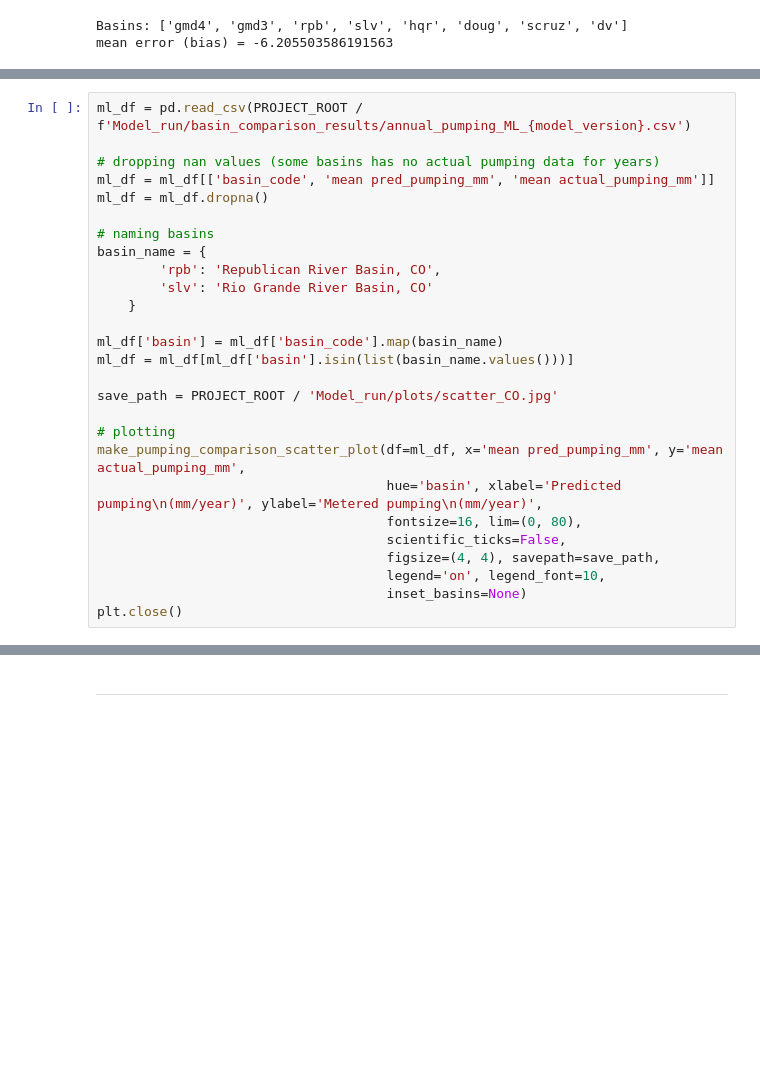
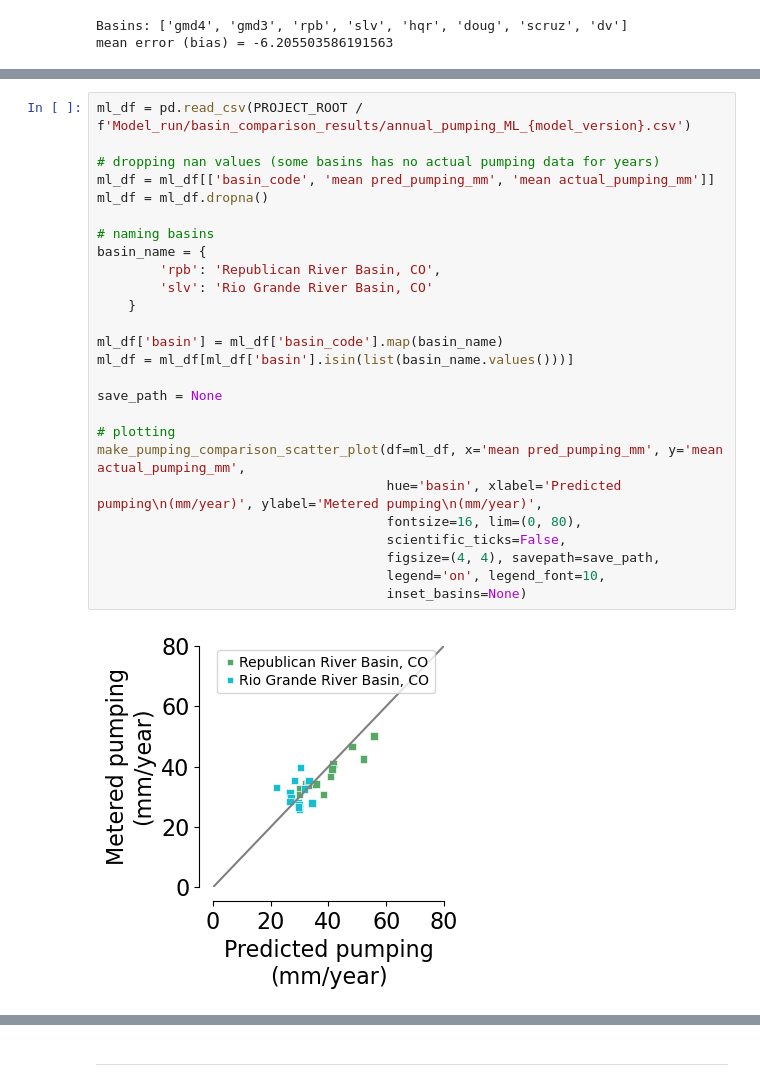
Before and after one commit to mdfahimhasan/WestUS_pumping, a Jupyter notebook: Codes/results_analysis/comparison_basinScale.ipynb, the cells around one changed output, grey strips where cells are left out. Drawn from its saved outputs; the diff is of its cells as text; blank space fills up the shorter version.

```diff
--- a/Codes/results_analysis/comparison_basinScale.ipynb
+++ b/Codes/results_analysis/comparison_basinScale.ipynb
@@ -101,30 +101,31 @@ plt.close()
 # %%
 ml_df = pd.read_csv(PROJECT_ROOT / f'Model_run/basin_comparison_results/annual_pumping_ML_{model_version}.csv')
 
 # dropping nan values (some basins has no actual pumping data for years)
 ml_df = ml_df[['basin_code', 'mean pred_pumping_mm', 'mean actual_pumping_mm']]
 ml_df = ml_df.dropna()
 
 # naming basins
 basin_name = {
         'rpb': 'Republican River Basin, CO',
         'slv': 'Rio Grande River Basin, CO'
     }
 
 ml_df['basin'] = ml_df['basin_code'].map(basin_name)
 ml_df = ml_df[ml_df['basin'].isin(list(basin_name.values()))]
 
-save_path = PROJECT_ROOT / 'Model_run/plots/scatter_CO.jpg'
+save_path = None
 
 # plotting
 make_pumping_comparison_scatter_plot(df=ml_df, x='mean pred_pumping_mm', y='mean actual_pumping_mm',
                                      hue='basin', xlabel='Predicted pumping\n(mm/year)', ylabel='Metered pumping\n(mm/year)',
                                      fontsize=16, lim=(0, 80),
                                      scientific_ticks=False,
                                      figsize=(4, 4), savepath=save_path,
                                      legend='on', legend_font=10,
                                      inset_basins=None)
-plt.close()
+# %% [output]
+[figure, added]
 # %%
 ml_df = pd.read_csv(PROJECT_ROOT / f'Model_run/basin_comparison_results/annual_pumping_ML_{model_version}.csv')
 
```
Also changed, not shown: parts of 18 cells of this notebook, 2 other files.
